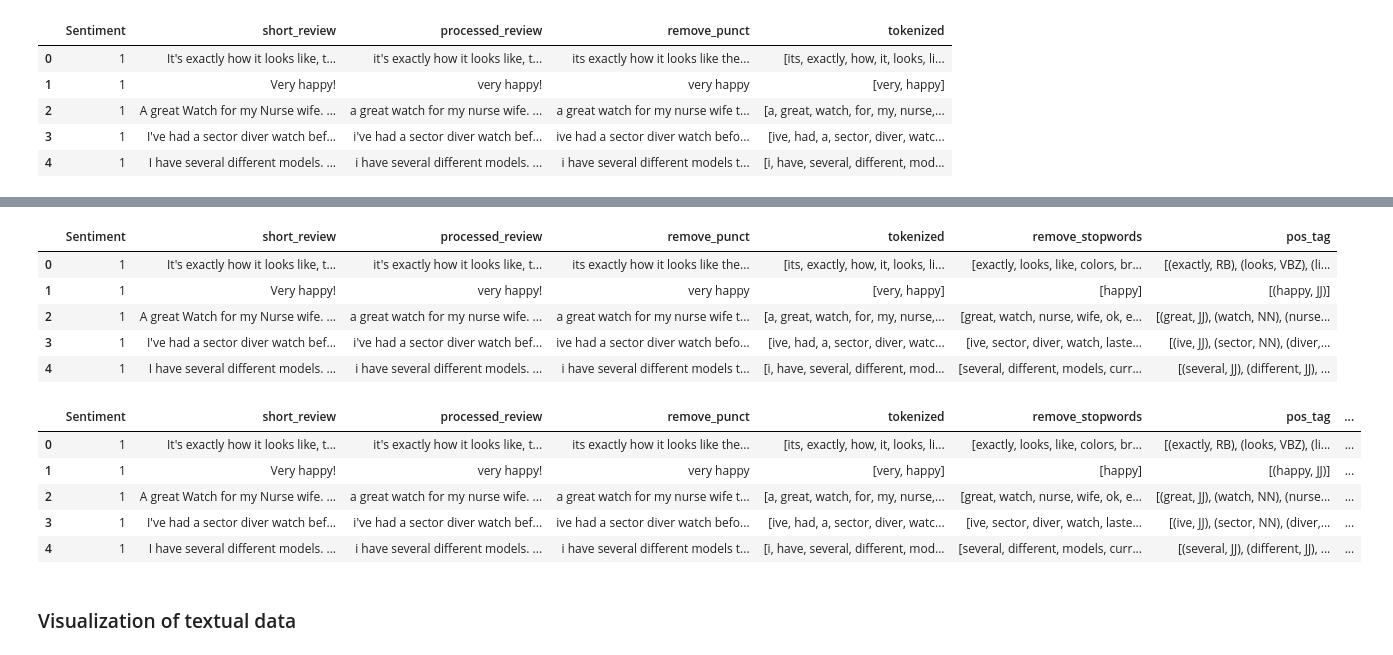
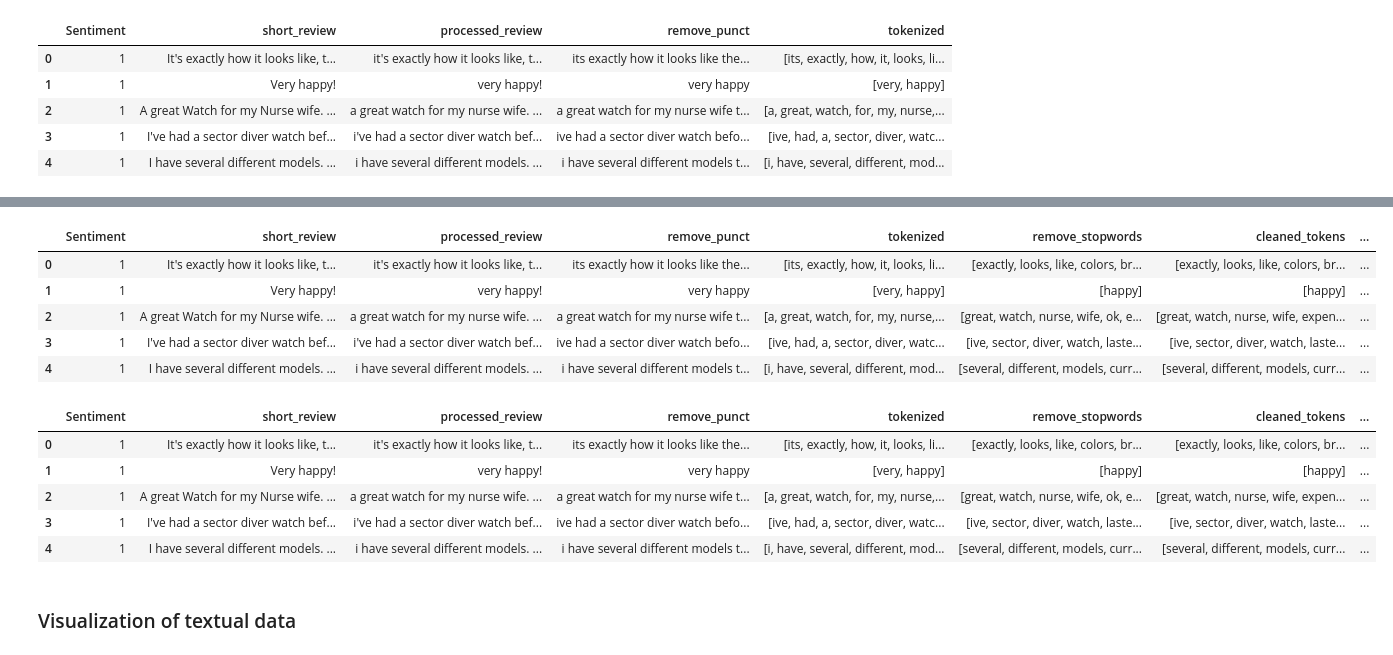
Before and after one commit to sunil-thapa99/assignment-1-2304, a Jupyter notebook: main.ipynb, the cells around one changed output, grey strips where cells are left out. Drawn from its saved outputs; the diff is of its cells as text; code cells hidden in the pictures.

```diff
--- a/main.ipynb
+++ b/main.ipynb
@@ -391,6 +389,21 @@ df
 | 39998 | 0 | Timex watch arrived but did not h... | timex watch arrived but did not h... |
 | 39999 | 0 | I didn't get to wear it for only ... | i didn't get to wear it for only ... |
 40000 rows × 3 columns
+# %%
+def filter_words(text: str) -> str:
+    """
+        If words length is less than 2 remove it.
+        ### Parameters:
+        text: str
+            Tweet text
+
+        ### Returns:
+        str:
+            A string with words larger than 2 length
+    """
+    words = text
+    filtered_words = [word for word in words if len(word) > 2]
+    return filtered_words
 # %%
 # Keeping only english words
 pattern = r'[^\x00-\x7F]+'
@@ -482,7 +495,8 @@ df.head()
 | 3 | 1 | I've had a sector diver watch bef... | i've had a sector diver watch bef... | ive had a sector diver watch befo... | [ive, had, a, sector, diver, watc... |
 | 4 | 1 | I have several different models. ... | i have several different models. ... | i have several different models t... | [i, have, several, different, mod... |
 # %%
-stopwords = set(stopwords.words("english"))
+stop_words = stopwords.words("english")
+stop_words = set(stop_words)
 
 def remove_stopwords(text: list) -> list:
     """
@@ -496,10 +510,11 @@ def remove_stopwords(text: list) -> list:
         list:
             list of words without stopwords
     """
-    text_list = [word for word in text if word.lower() not in stopwords]
+    text_list = [word for word in text if word.lower() not in stop_words]
     return text_list
 # %%
 # Removing stopwords
 df['remove_stopwords'] = df['tokenized'].apply(remove_stopwords)
+df['cleaned_tokens'] = df['remove_stopwords'].apply(filter_words)
 df
 # %% [output]
@@ -532,15 +547,15 @@ def get_pos_tag(text_list: list) -> list:
     return nltk.pos_tag(text_list)
 # %%
 # getting part of speech
-df['pos_tag'] = df['remove_stopwords'].apply(get_pos_tag)
+df['pos_tag'] = df['cleaned_tokens'].apply(get_pos_tag)
 df.head()
 # %% [output]
-|  | Sentiment | short_review | processed_review | remove_punct | tokenized | remove_stopwords | pos_tag |
-| 0 | 1 | It's exactly how it looks like, t... | it's exactly how it looks like, t... | its exactly how it looks like the... | [its, exactly, how, it, looks, li... | [exactly, looks, like, colors, br... | [(exactly, RB), (looks, VBZ), (li... |
-| 1 | 1 | Very happy! | very happy! | very happy | [very, happy] | [happy] | [(happy, JJ)] |
-| 2 | 1 | A great Watch for my Nurse wife. ... | a great watch for my nurse wife. ... | a great watch for my nurse wife t... | [a, great, watch, for, my, nurse,... | [great, watch, nurse, wife, ok, e... | [(great, JJ), (watch, NN), (nurse... |
-| 3 | 1 | I've had a sector diver watch bef... | i've had a sector diver watch bef... | ive had a sector diver watch befo... | [ive, had, a, sector, diver, watc... | [ive, sector, diver, watch, laste... | [(ive, JJ), (sector, NN), (diver,... |
-| 4 | 1 | I have several different models. ... | i have several different models. ... | i have several different models t... | [i, have, several, different, mod... | [several, different, models, curr... | [(several, JJ), (different, JJ), ... |
+|  | Sentiment | short_review | processed_review | remove_punct | tokenized | remove_stopwords | cleaned_tokens | ... |
+| 0 | 1 | It's exactly how it looks like, t... | it's exactly how it looks like, t... | its exactly how it looks like the... | [its, exactly, how, it, looks, li... | [exactly, looks, like, colors, br... | [exactly, looks, like, colors, br... | ... |
+| 1 | 1 | Very happy! | very happy! | very happy | [very, happy] | [happy] | [happy] | ... |
+| 2 | 1 | A great Watch for my Nurse wife. ... | a great watch for my nurse wife. ... | a great watch for my nurse wife t... | [a, great, watch, for, my, nurse,... | [great, watch, nurse, wife, ok, e... | [great, watch, nurse, wife, expen... | ... |
+| 3 | 1 | I've had a sector diver watch bef... | i've had a sector diver watch bef... | ive had a sector diver watch befo... | [ive, had, a, sector, diver, watc... | [ive, sector, diver, watch, laste... | [ive, sector, diver, watch, laste... | ... |
+| 4 | 1 | I have several different models. ... | i have several different models. ... | i have several different models t... | [i, have, several, different, mod... | [several, different, models, curr... | [several, different, models, curr... | ... |
 # %%
 lemmatizer = WordNetLemmatizer()
 def word_pos_lemmetize(text_list: list) -> list:
@@ -576,12 +591,12 @@ df['text_lemmatizer'] = df['pos_tag'].apply(word_pos_lemmetize)
 # %%
 df.head()
 # %% [output]
-|  | Sentiment | short_review | processed_review | remove_punct | tokenized | remove_stopwords | pos_tag | ... |
-| 0 | 1 | It's exactly how it looks like, t... | it's exactly how it looks like, t... | its exactly how it looks like the... | [its, exactly, how, it, looks, li... | [exactly, looks, like, colors, br... | [(exactly, RB), (looks, VBZ), (li... | ... |
-| 1 | 1 | Very happy! | very happy! | very happy | [very, happy] | [happy] | [(happy, JJ)] | ... |
-| 2 | 1 | A great Watch for my Nurse wife. ... | a great watch for my nurse wife. ... | a great watch for my nurse wife t... | [a, great, watch, for, my, nurse,... | [great, watch, nurse, wife, ok, e... | [(great, JJ), (watch, NN), (nurse... | ... |
-| 3 | 1 | I've had a sector diver watch bef... | i've had a sector diver watch bef... | ive had a sector diver watch befo... | [ive, had, a, sector, diver, watc... | [ive, sector, diver, watch, laste... | [(ive, JJ), (sector, NN), (diver,... | ... |
-| 4 | 1 | I have several different models. ... | i have several different models. ... | i have several different models t... | [i, have, several, different, mod... | [several, different, models, curr... | [(several, JJ), (different, JJ), ... | ... |
+|  | Sentiment | short_review | processed_review | remove_punct | tokenized | remove_stopwords | cleaned_tokens | ... |
+| 0 | 1 | It's exactly how it looks like, t... | it's exactly how it looks like, t... | its exactly how it looks like the... | [its, exactly, how, it, looks, li... | [exactly, looks, like, colors, br... | [exactly, looks, like, colors, br... | ... |
+| 1 | 1 | Very happy! | very happy! | very happy | [very, happy] | [happy] | [happy] | ... |
+| 2 | 1 | A great Watch for my Nurse wife. ... | a great watch for my nurse wife. ... | a great watch for my nurse wife t... | [a, great, watch, for, my, nurse,... | [great, watch, nurse, wife, ok, e... | [great, watch, nurse, wife, expen... | ... |
+| 3 | 1 | I've had a sector diver watch bef... | i've had a sector diver watch bef... | ive had a sector diver watch befo... | [ive, had, a, sector, diver, watc... | [ive, sector, diver, watch, laste... | [ive, sector, diver, watch, laste... | ... |
+| 4 | 1 | I have several different models. ... | i have several different models. ... | i have several different models t... | [i, have, several, different, mod... | [several, different, models, curr... | [several, different, models, curr... | ... |
 # %%
 def convert_list_to_str(text_list: list) -> str:
     """
```
Also changed, not shown: parts of 69 cells of this notebook, 1 other file.
